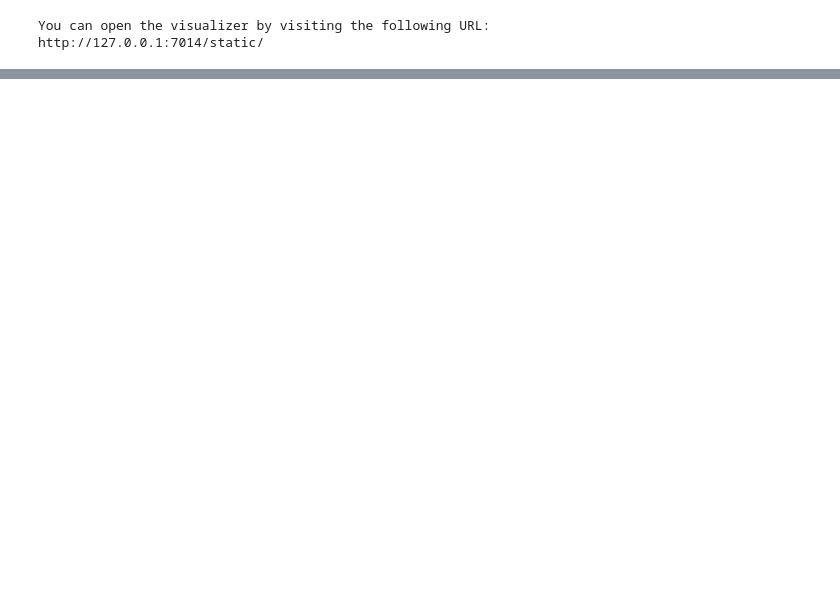
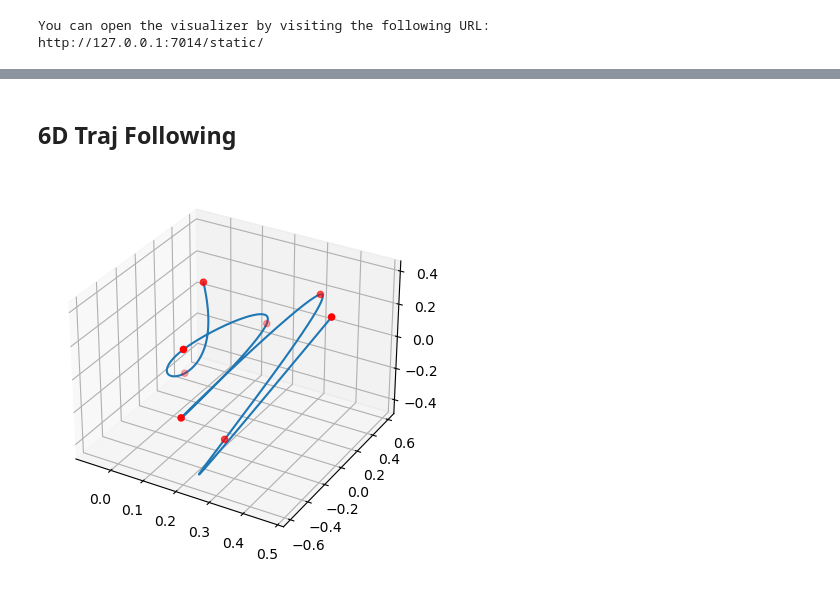
Before and after one commit to MasterYip/FLTPlanner, a Jupyter notebook: pin_robot_viz/ur5_viz.ipynb, the cells around one changed output, grey strips where cells are left out. Cells and saved outputs as stored; diff of their text form; code cells hidden in the pictures; blank space fills up the shorter version.

```diff
--- a/pin_robot_viz/ur5_viz.ipynb
+++ b/pin_robot_viz/ur5_viz.ipynb
@@ -72,3 +74,20 @@ for pos in xx:
     last_q = vis_target_reach(bspl(pos), last_q) # is more smooth than without last_q
     # last_q = vis_target_reach(bspl(pos))
     # time.sleep(0.004)
+# %% [markdown]
+## 6D Traj Following
+# %%
+# 6D Spline gen
+x_range = 6*np.pi
+x = np.linspace(0, x_range, 8)
+y = np.array([np.cos(x)+0.2*x, 6*np.sin(x), 4*np.cos(x),    # Pos
+              np.ones(x.shape), np.cos(3*x), np.sin(3*x), 10*np.sin(x)])*0.1 # Axis-Angle(x,y,z,theta)
+# Periodic condition is satisfied because y coordinates of points on the ends are equivalent
+ax = plt.axes(projection='3d')
+xx = np.linspace(0, x_range, 2000)
+bspl = interpolate.make_interp_spline(x, y, k=3, bc_type=None, axis=1)
+ax.plot3D(*bspl(xx)[:3])
+ax.scatter3D(*y[:3], color='red')
+plt.show() # Only pos is plotted
+# %% [output]
+[figure, added]
```
Also changed, not shown: parts of 4 cells of this notebook, 2 other files.
